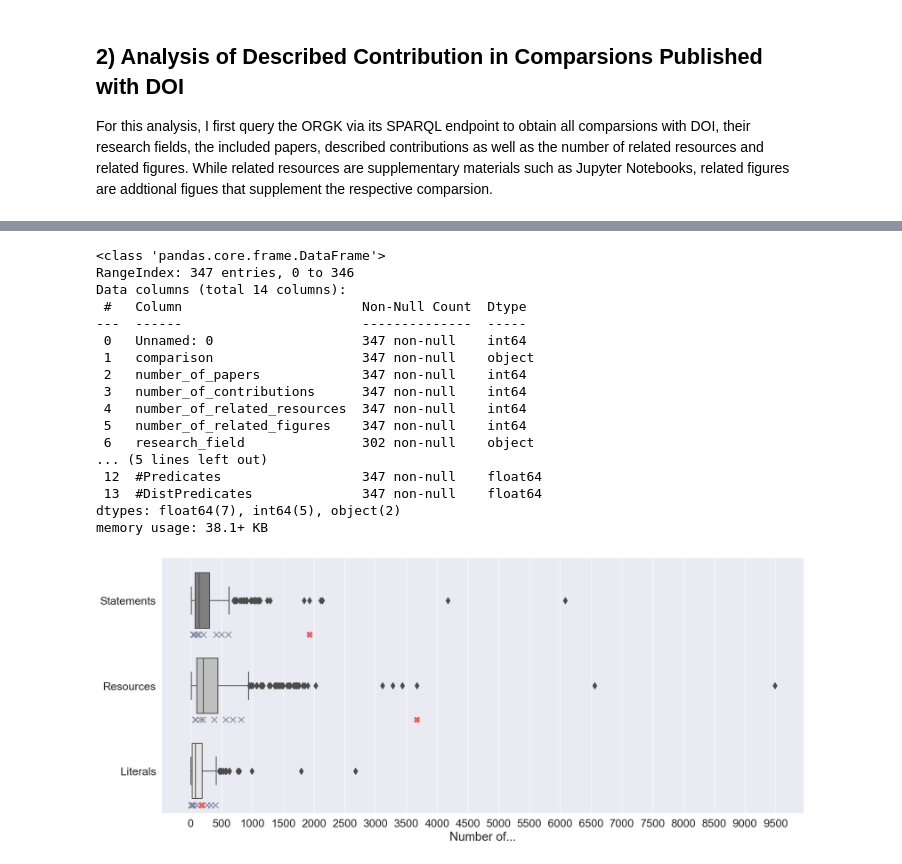
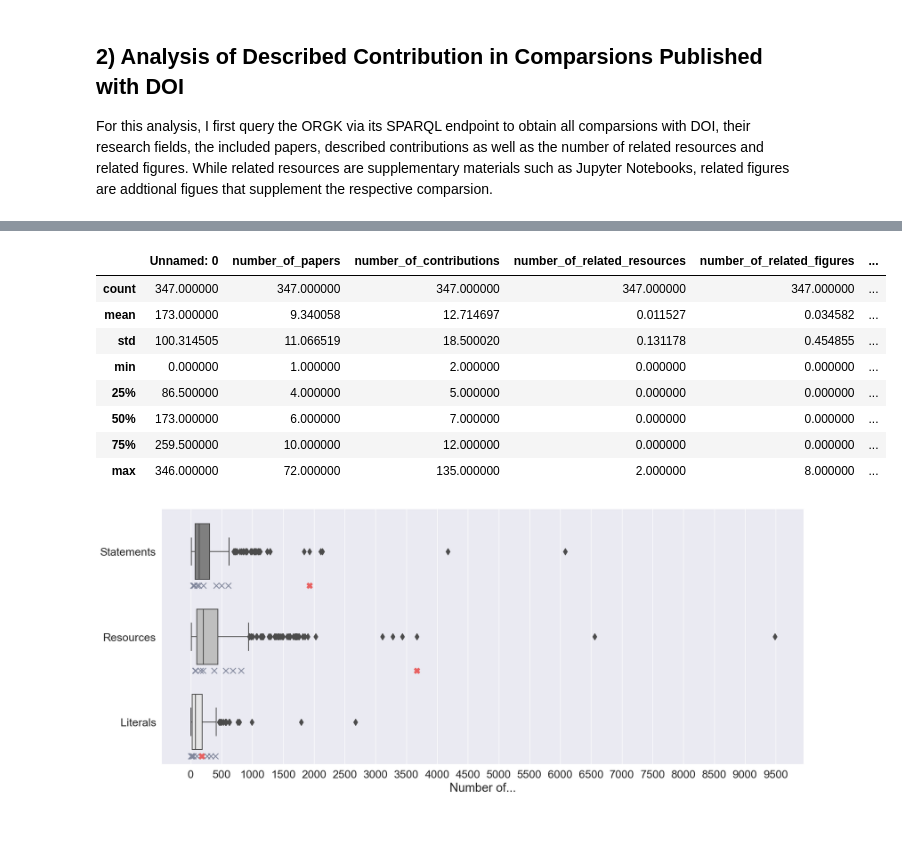
Before and after one commit to okarras/Jupyter-Notebooks, a Jupyter notebook: TailoredFormingAnalysis/paper_comparison_analysis.ipynb, the cells around one changed output, grey strips where cells are left out. Cells and saved outputs as stored; diff of their text form; code cells hidden in the pictures; blank space fills up the shorter version.

```diff
--- a/TailoredFormingAnalysis/paper_comparison_analysis.ipynb
+++ b/TailoredFormingAnalysis/paper_comparison_analysis.ipynb
@@ -247,26 +260,18 @@ http://orkg.org/orkg/resource/R8364 150 216 33 84 24 150 39
 # %%
 DATE = '2023-07-22'
 result = pd.read_csv('query_result_' + DATE + '.csv', encoding='utf-8', encoding_errors='ignore')
 result.describe()
-result.info()
+#result.info()
 # %% [output]
-<class 'pandas.core.frame.DataFrame'>
-RangeIndex: 347 entries, 0 to 346
-Data columns (total 14 columns):
- #   Column                       Non-Null Count  Dtype
----  ------                       --------------  -----
- 0   Unnamed: 0                   347 non-null    int64
- 1   comparison                   347 non-null    object
- 2   number_of_papers             347 non-null    int64
- 3   number_of_contributions      347 non-null    int64
- 4   number_of_related_resources  347 non-null    int64
- 5   number_of_related_figures    347 non-null    int64
- 6   research_field               302 non-null    object
-... (5 lines left out)
- 12  #Predicates                  347 non-null    float64
- 13  #DistPredicates              347 non-null    float64
-dtypes: float64(7), int64(5), object(2)
-memory usage: 38.1+ KB
+|  | Unnamed: 0 | number_of_papers | number_of_contributions | number_of_related_resources | number_of_related_figures | ... |
+| count | 347.000000 | 347.000000 | 347.000000 | 347.000000 | 347.000000 | ... |
+| mean | 173.000000 | 9.340058 | 12.714697 | 0.011527 | 0.034582 | ... |
+| std | 100.314505 | 11.066519 | 18.500020 | 0.131178 | 0.454855 | ... |
+| min | 0.000000 | 1.000000 | 2.000000 | 0.000000 | 0.000000 | ... |
+| 25% | 86.500000 | 4.000000 | 5.000000 | 0.000000 | 0.000000 | ... |
+| 50% | 173.000000 | 6.000000 | 7.000000 | 0.000000 | 0.000000 | ... |
+| 75% | 259.500000 | 10.000000 | 12.000000 | 0.000000 | 0.000000 | ... |
+| max | 346.000000 | 72.000000 | 135.000000 | 2.000000 | 8.000000 | ... |
 # %%
 plt.rcParams['figure.figsize'] = (20, 8)
 sns.set_context('talk')
```
Also changed, not shown: parts of 1 cell of this notebook, 7 other files.
